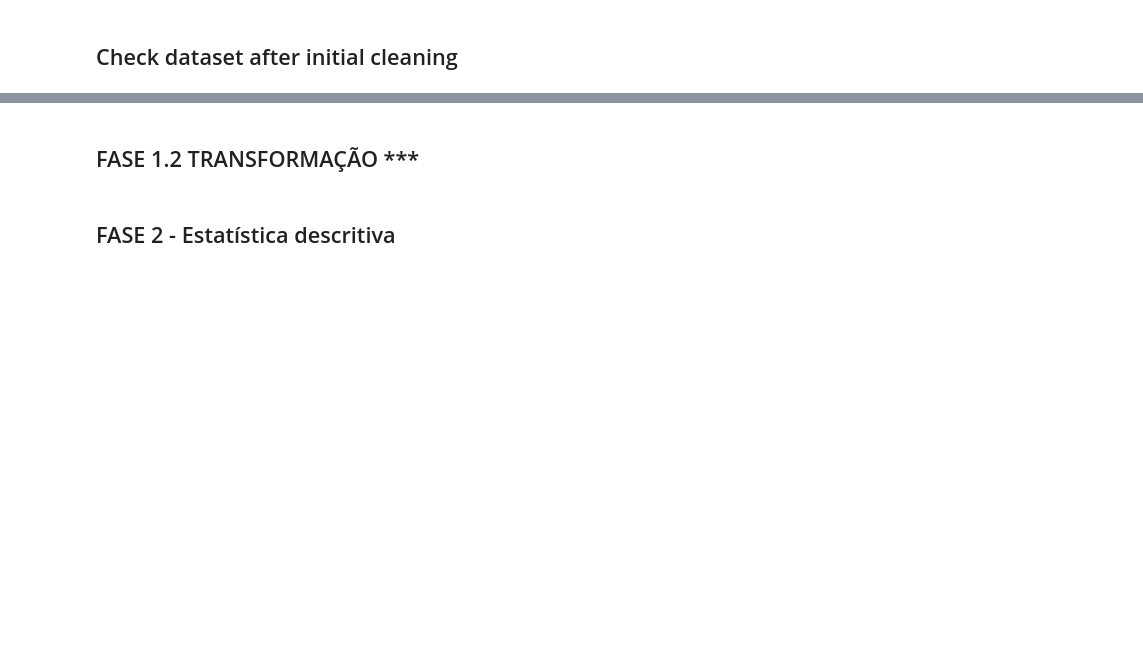
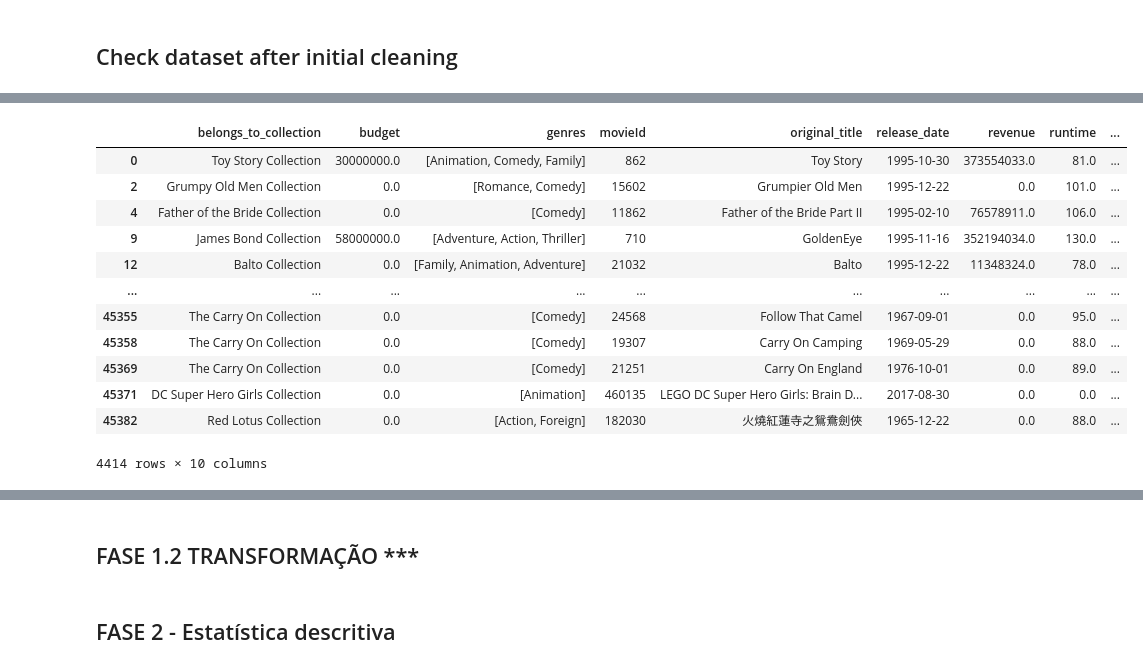
Before and after one commit to yoshinodev/Movies_Data_Analysis, a Jupyter notebook: finalProject.ipynb, the cells around one changed output, grey strips where cells are left out. Cells and saved outputs as stored; diff of their text form; code cells hidden in the pictures; blank space fills up the shorter version.

```diff
--- a/finalProject.ipynb
+++ b/finalProject.ipynb
@@ -138,0 +193,8 @@ NOTA: FALTA LIMPAR AS COLUNAS ACIMA MENCIONADAS NOS COMENTÁRIOS E CONVERTER O T
+# %%
+# convert budget from object to float64
+movies['budget'] = movies['budget'].astype(float)
+# convert id from object to int
+movies['id'] = movies['id'].astype(int)
+# convert release_date to datetime
+movies['release_date'] = pd.to_datetime(movies['release_date'], errors='coerce')
+movies.dtypes
@@ -138,0 +371,20 @@ NOTA: FALTA LIMPAR AS COLUNAS ACIMA MENCIONADAS NOS COMENTÁRIOS E CONVERTER O T
+# %%
+# Assign values from the new column to the original 'production_companies' column
+movies['production_companies'] = movies['production_companies_names']
+# Drop the old  column which is now called production_companies_names
+movies.drop('production_companies', axis=1, inplace=True)
+movies
+# %% [output]
+|  | belongs_to_collection | budget | genres | movieId | original_title | release_date | revenue | runtime | ... |
+| 0 | Toy Story Collection | 30000000.0 | [Animation, Comedy, Family] | 862 | Toy Story | 1995-10-30 | 373554033.0 | 81.0 | ... |
+| 2 | Grumpy Old Men Collection | 0.0 | [Romance, Comedy] | 15602 | Grumpier Old Men | 1995-12-22 | 0.0 | 101.0 | ... |
+| 4 | Father of the Bride Collection | 0.0 | [Comedy] | 11862 | Father of the Bride Part II | 1995-02-10 | 76578911.0 | 106.0 | ... |
+| 9 | James Bond Collection | 58000000.0 | [Adventure, Action, Thriller] | 710 | GoldenEye | 1995-11-16 | 352194034.0 | 130.0 | ... |
+| 12 | Balto Collection | 0.0 | [Family, Animation, Adventure] | 21032 | Balto | 1995-12-22 | 11348324.0 | 78.0 | ... |
+| ... | ... | ... | ... | ... | ... | ... | ... | ... | ... |
+| 45355 | The Carry On Collection | 0.0 | [Comedy] | 24568 | Follow That Camel | 1967-09-01 | 0.0 | 95.0 | ... |
+| 45358 | The Carry On Collection | 0.0 | [Comedy] | 19307 | Carry On Camping | 1969-05-29 | 0.0 | 88.0 | ... |
+| 45369 | The Carry On Collection | 0.0 | [Comedy] | 21251 | Carry On England | 1976-10-01 | 0.0 | 89.0 | ... |
+| 45371 | DC Super Hero Girls Collection | 0.0 | [Animation] | 460135 | LEGO DC Super Hero Girls: Brain D... | 2017-08-30 | 0.0 | 0.0 | ... |
+| 45382 | Red Lotus Collection | 0.0 | [Action, Foreign] | 182030 | 火燒紅蓮寺之鴛鴦劍俠 | 1965-12-22 | 0.0 | 88.0 | ... |
+4414 rows × 10 columns
```
Also changed, not shown: parts of 32 cells of this notebook.
